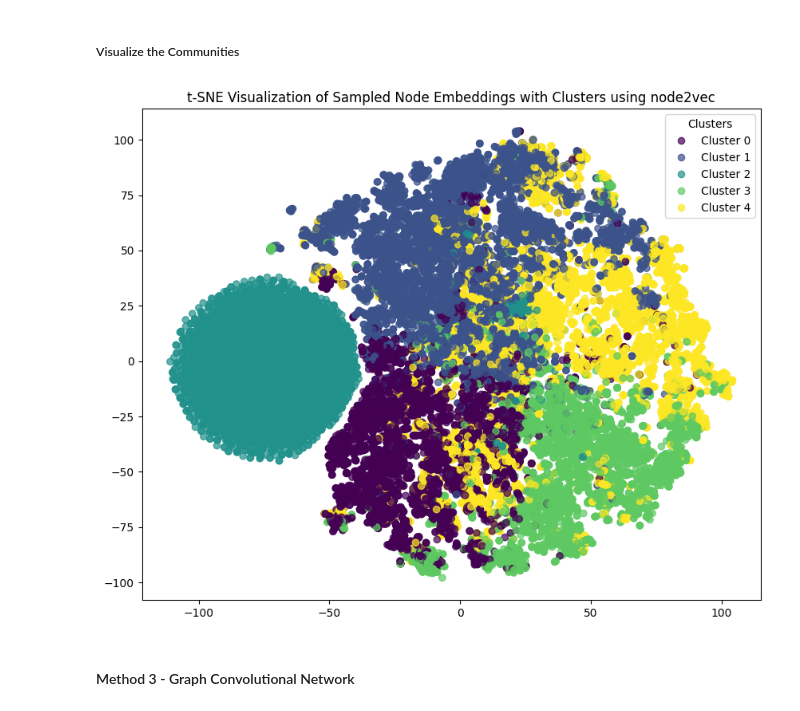
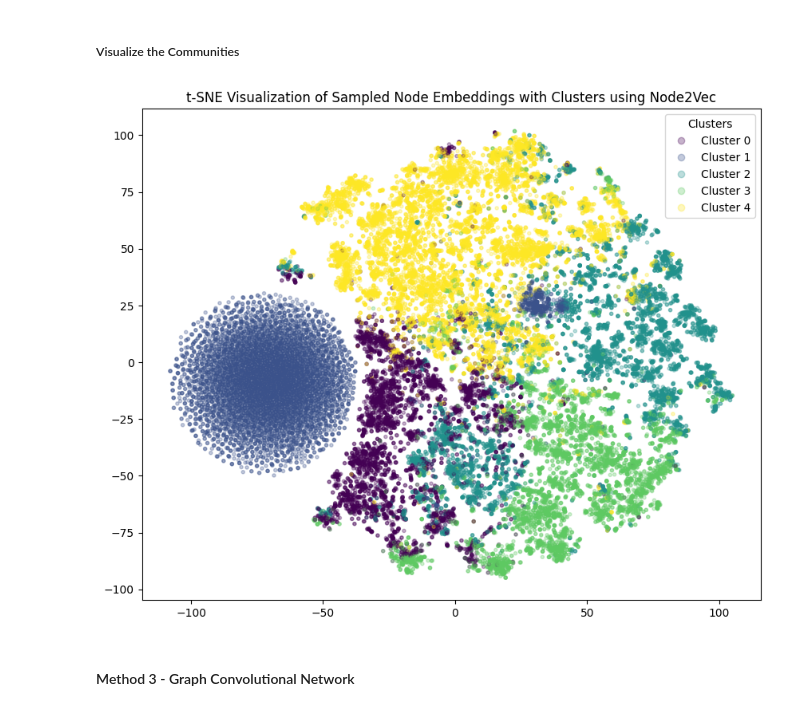
Before and after one commit to AdityaMishraOG/analyzing_citation_networks, a Jupyter notebook: 1.ipynb, the cells around one changed output. Drawn from its saved outputs; the diff is of its cells as text; code cells hidden in the pictures.

```diff
--- a/1.ipynb
+++ b/1.ipynb
@@ -480,0 +501,19 @@ Graph 10 has effective diameter: 11
+# %%
+def calculate_effective_diameter(graph, alpha=0.9):
+    graph = graph.to_undirected()
+    all_shortest_paths = []
+    for source in graph.nodes:
+        paths = nx.shortest_path_length(graph, source=source)
+        all_shortest_paths.extend(paths.values())
+
+    all_shortest_paths.sort()
+    index = int(len(all_shortest_paths)*alpha)
+    return all_shortest_paths[index]
+
+arr = []
+for i, G in enumerate(G_array_yearly):
+    if i==7:
+        break
+    effective_diameter = calculate_effective_diameter(G, alpha=0.9)
+    print(f"Graph {i}: ", effective_diameter)
+    arr.append(effective_diameter)
@@ -599,6 +672,7 @@ def plot_community_2d(cluster_labels, node_embeddings, method, num_clusters=5):
 # %% [markdown]
 ##### Create a List of Random Walks to train the model on
 # %%
+# TAKES 2 MINUTES TO RUN
 def random_walk(start, length):
     walk = [str(start)]
 
@@ -614,9 +688,9 @@ def random_walk(start, length):
 
 walks = []
 for node in G.nodes:
-    # 80 random walks of length 10 for every node
+    # 80 random walks of length 100 for every node
     for _ in range(80):
-        walks.append(random_walk(node, 10))
+        walks.append(random_walk(node, 100))
 # %% [markdown]
 ##### Train the Deepwalk Model and obtain the Node Embeddings
 # %%
@@ -655,9 +729,9 @@ plot_community_2d(cluster_labels_deepwalk, node_embeddings_deepwalk, "deepwalk")
 # %% [markdown]
 ##### Train the Node2Vec model and obtain the Node Embeddings
 # %%
-# TAKES 25 MINUTES
+# TAKES 10 MINUTES
 G = G_array[-1]
-model_node2vec = Node2Vec(G, dimensions=100, walk_length=10, num_walks=200, workers=1, seed=0, disable=True)
+model_node2vec = Node2Vec(G, dimensions=100, walk_length=100, num_walks=80, workers=1, seed=0)
 model_node2vec = model_node2vec.fit(window=10, min_count=1, batch_words=4)
 
 # Retrieve node embeddings
@@ -669,9 +743,9 @@ cluster_labels_node2vec = find_cluster_labels(node_embeddings_node2vec)
 # %% [markdown]
 ##### Visualize the Communities
 # %%
-plot_community_2d(cluster_labels_node2vec, node_embeddings_node2vec, "node2vec")
+plot_community_2d(cluster_labels_node2vec, node_embeddings_node2vec, "Node2Vec")
 # %% [output]
-[figure, old version]
+[figure, new version]
 # %% [markdown]
 #### Method 3 - Graph Convolutional Network
 # %% [markdown]
```
Also changed, not shown: parts of 67 cells of this notebook, 20 other files.
